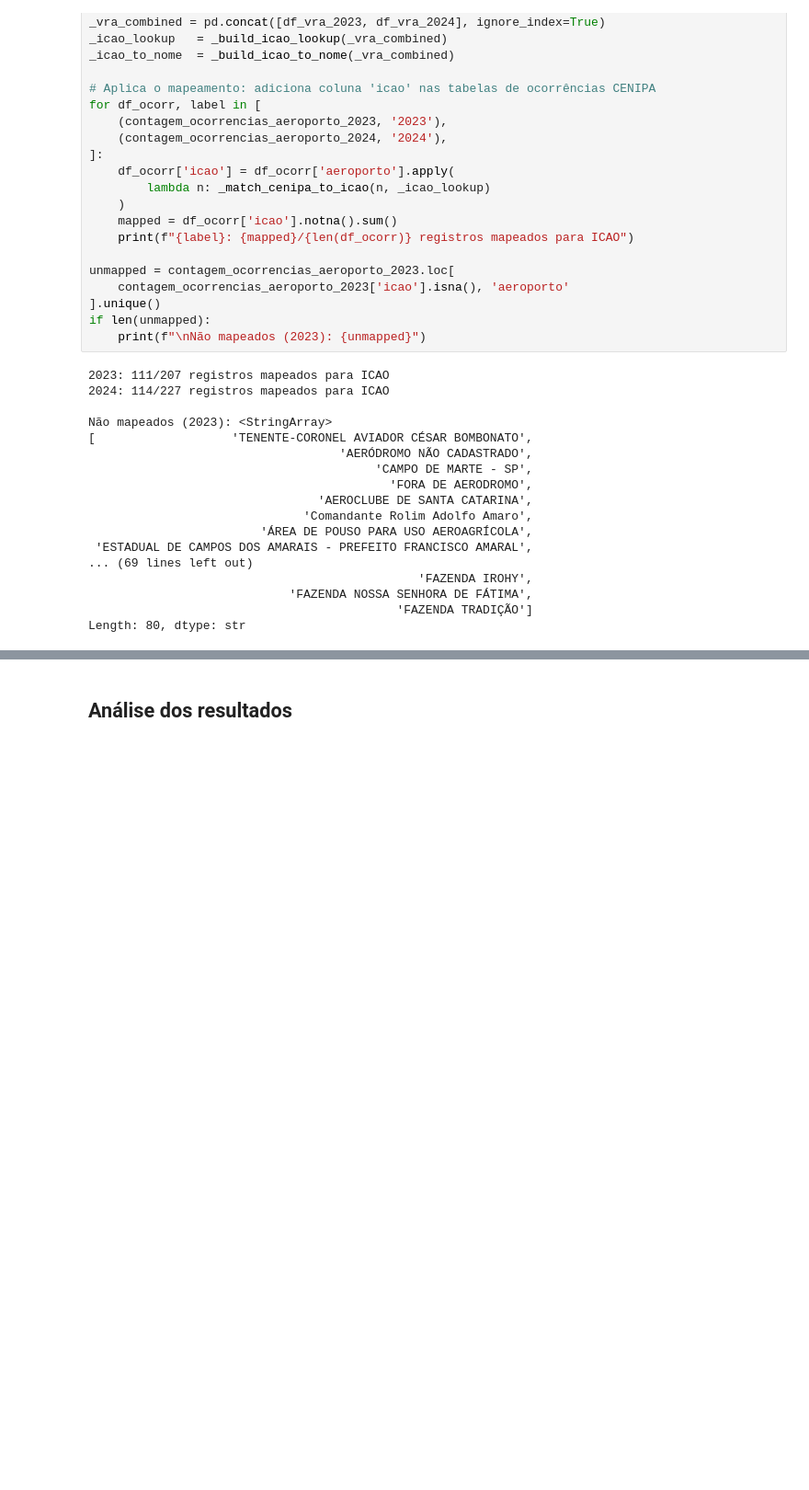
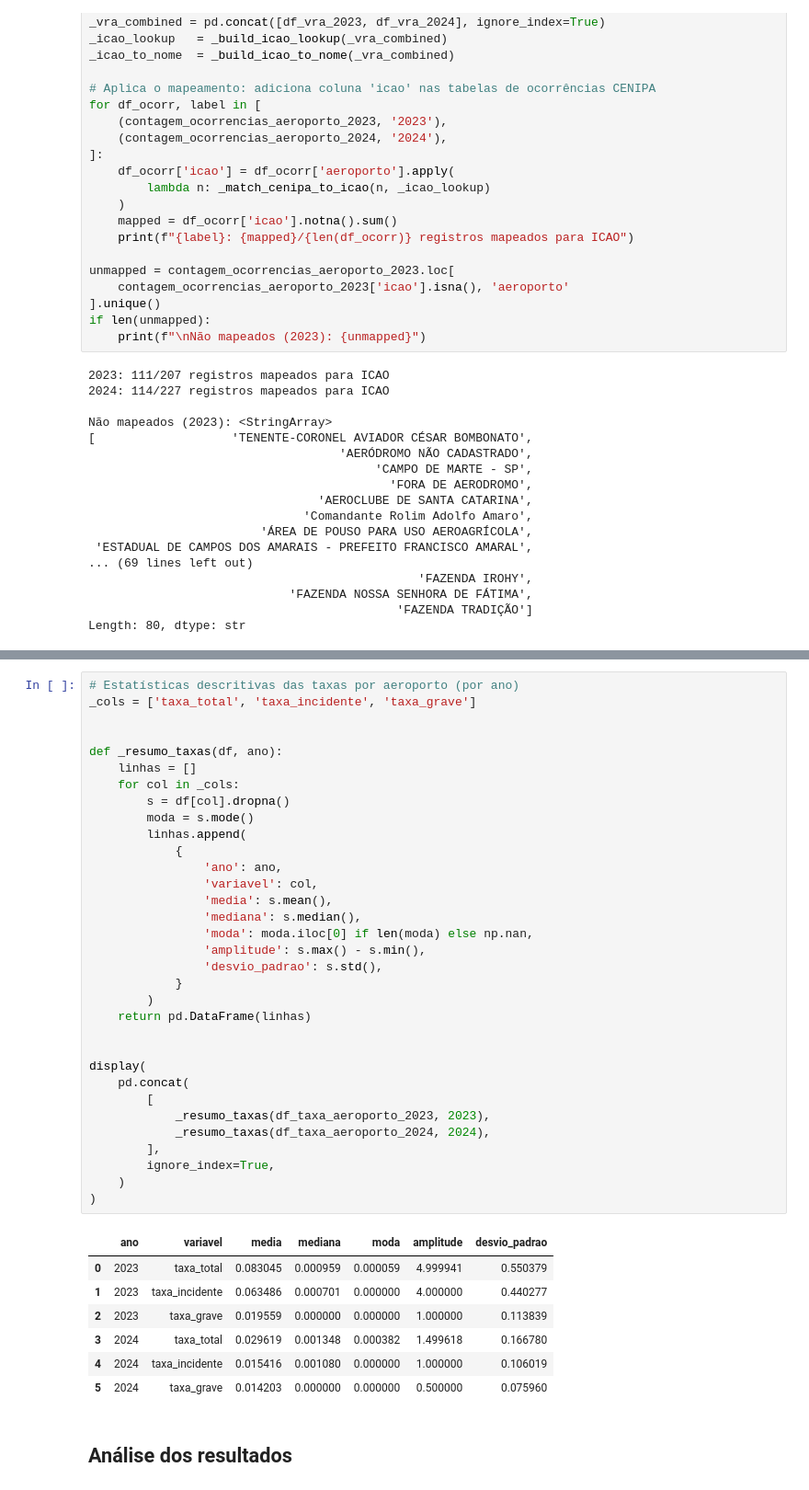
Before and after one commit to fmariane/sprint1-mvp, a Jupyter notebook: source/mvp.ipynb, the cells around one changed output, grey strips where cells are left out. Shown at 92% size. Drawn from its saved outputs; the diff is of its cells as text; blank space fills up the shorter version.

```diff
--- a/source/mvp.ipynb
+++ b/source/mvp.ipynb
@@ -776,3 +1392,44 @@ display(df_taxa_aeroporto_2024.sort_values('taxa_total', ascending=False).head(1
+# %%
+# Estatísticas descritivas das taxas por aeroporto (por ano)
+_cols = ['taxa_total', 'taxa_incidente', 'taxa_grave']
+
+
+def _resumo_taxas(df, ano):
+    linhas = []
+    for col in _cols:
+        s = df[col].dropna()
+        moda = s.mode()
+        linhas.append(
+            {
+                'ano': ano,
+                'variavel': col,
+                'media': s.mean(),
+                'mediana': s.median(),
+                'moda': moda.iloc[0] if len(moda) else np.nan,
+                'amplitude': s.max() - s.min(),
+                'desvio_padrao': s.std(),
+            }
+        )
+    return pd.DataFrame(linhas)
+
+
+display(
+    pd.concat(
+        [
+            _resumo_taxas(df_taxa_aeroporto_2023, 2023),
+            _resumo_taxas(df_taxa_aeroporto_2024, 2024),
+        ],
+        ignore_index=True,
+    )
+)
+# %% [output]
+|  | ano | variavel | media | mediana | moda | amplitude | desvio_padrao |
+| 0 | 2023 | taxa_total | 0.083045 | 0.000959 | 0.000059 | 4.999941 | 0.550379 |
+| 1 | 2023 | taxa_incidente | 0.063486 | 0.000701 | 0.000000 | 4.000000 | 0.440277 |
+| 2 | 2023 | taxa_grave | 0.019559 | 0.000000 | 0.000000 | 1.000000 | 0.113839 |
+| 3 | 2024 | taxa_total | 0.029619 | 0.001348 | 0.000382 | 1.499618 | 0.166780 |
+| 4 | 2024 | taxa_incidente | 0.015416 | 0.001080 | 0.000000 | 1.000000 | 0.106019 |
+| 5 | 2024 | taxa_grave | 0.014203 | 0.000000 | 0.000000 | 0.500000 | 0.075960 |
 # %% [markdown]
 ## Análise dos resultados
 # %%
```
Also changed, not shown: parts of 68 cells of this notebook.
